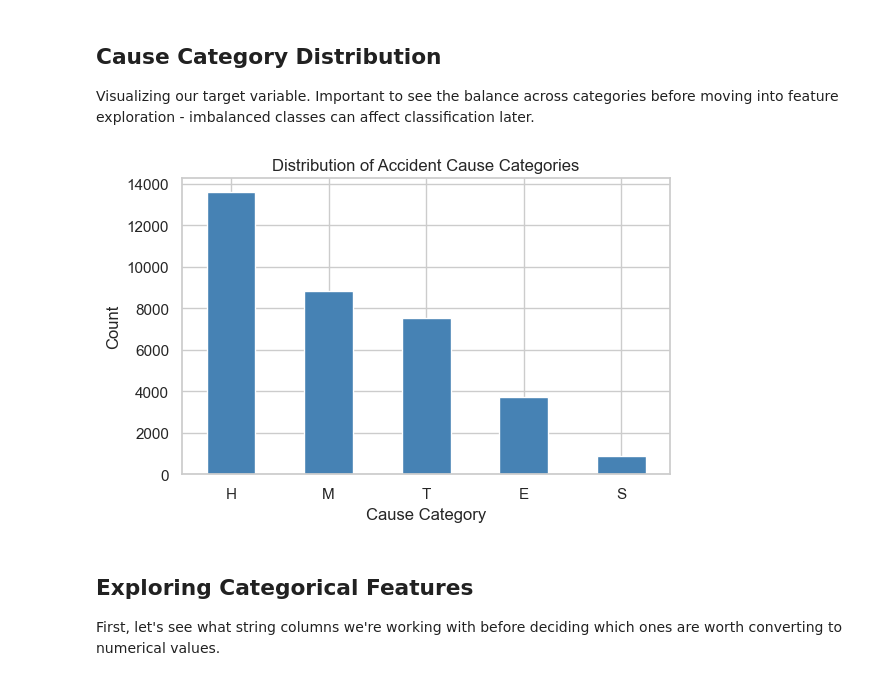
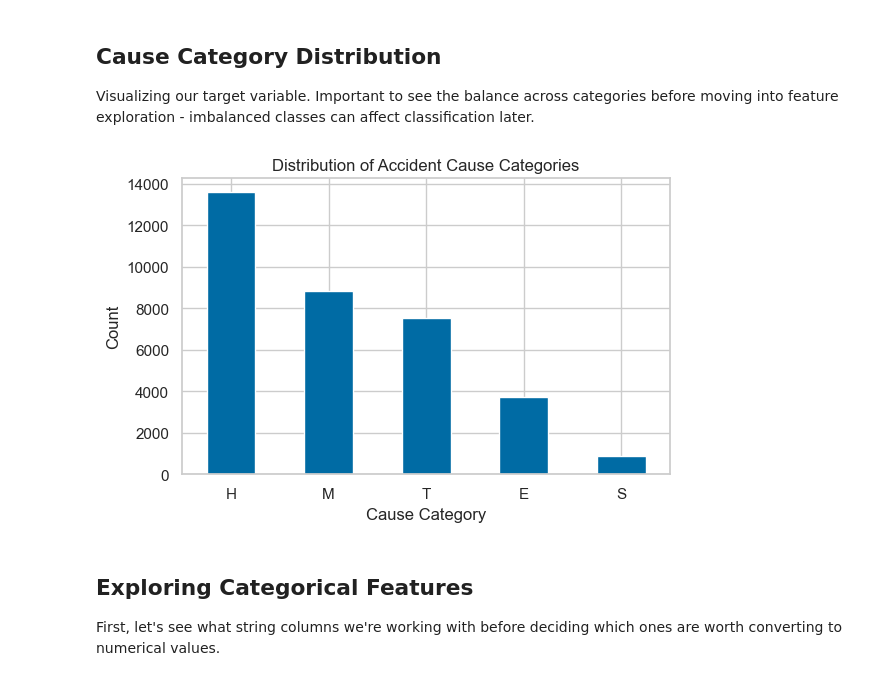
Before and after one commit to TimothyHHMai/rail-risk-census-analysis-521, a Jupyter notebook: notebooks/phase-2-cause-code-eda.ipynb, the cells around one changed output. Cells and saved outputs as stored; diff of their text form; code cells hidden in the pictures.

```diff
--- a/notebooks/phase-2-cause-code-eda.ipynb
+++ b/notebooks/phase-2-cause-code-eda.ipynb
@@ -20,11 +20,15 @@ import pandas as pd
 import numpy as np
 import matplotlib.pyplot as plt
 import seaborn as sns
+import matplotlib.style as style
+from sklearn.preprocessing import LabelEncoder
+from scipy.stats import pearsonr, chi2_contingency
 
 RANDOM_SEED = 521
 np.random.seed(RANDOM_SEED)
 
 sns.set_theme(style="whitegrid")
+style.use('tableau-colorblind10')
 
 # Load processed merged dataframe
 df_merged = pd.read_csv("../data/processed/df_merged.csv.zip")
@@ -70,15 +73,15 @@ can affect classification later.
 # %%
 # Visualize cause category distribution
 plt.figure(figsize=(6, 4))
-df_merged['Cause_Category'].value_counts().plot(kind='bar', color='steelblue')
+df_merged['Cause_Category'].value_counts().plot(kind='bar')
 plt.title('Distribution of Accident Cause Categories')
 plt.xlabel('Cause Category')
 plt.ylabel('Count')
 plt.xticks(rotation=0)
 plt.tight_layout()
 plt.show()
 # %% [output]
-[figure, old version]
+[figure, new version]
 # %% [markdown]
 ## Exploring Categorical Features
 
```
Also changed, not shown: parts of 24 cells of this notebook, 8 other files.
